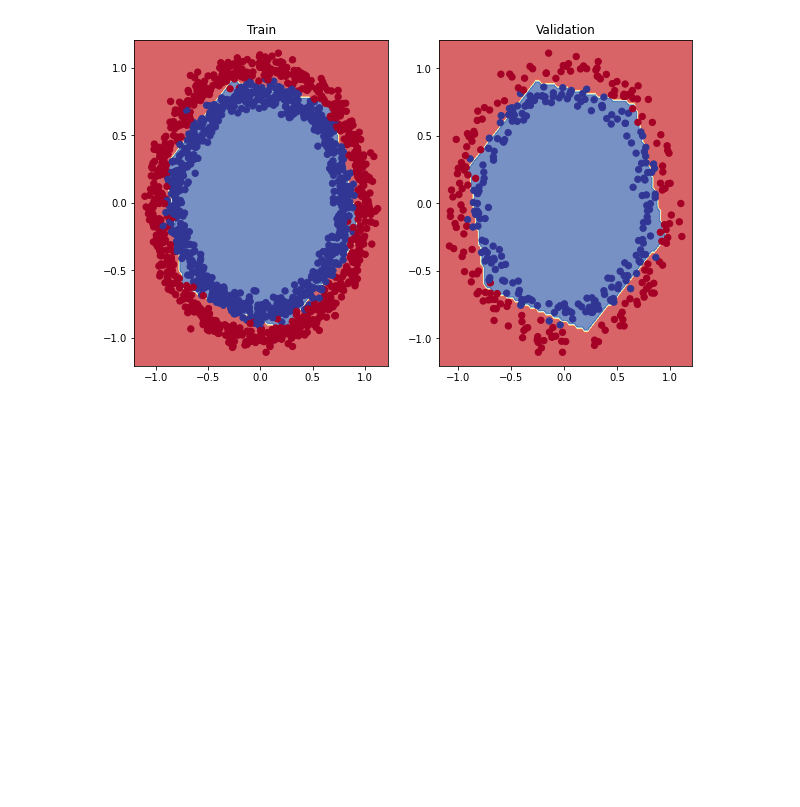
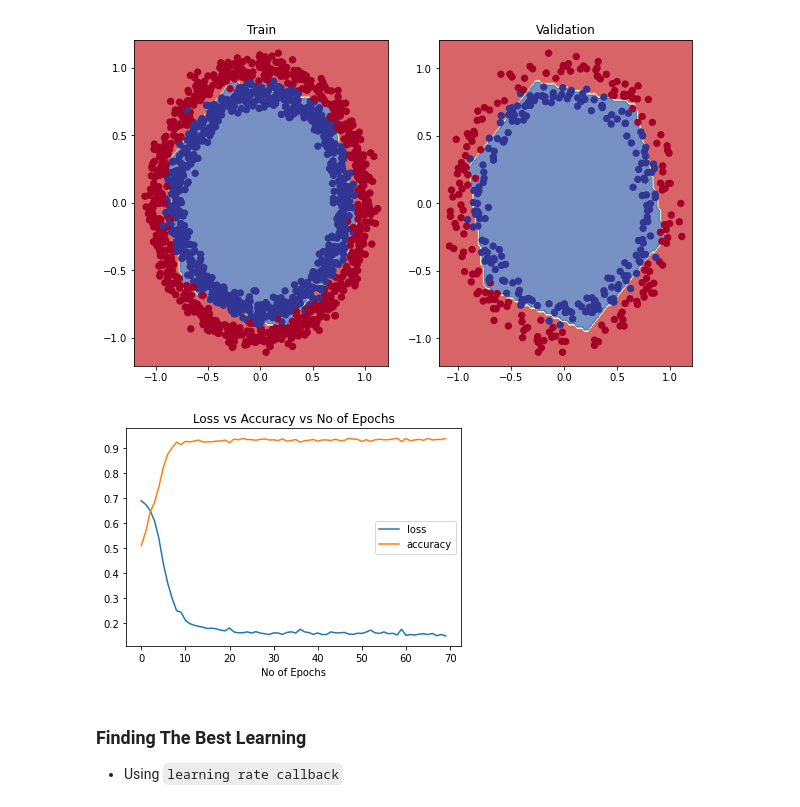
Before and after one commit to chineidu/NLP-Tutorial, a Jupyter notebook: notebook/03_tensorflow/03_classification_with_tf.ipynb, the cells around one changed output. Saved outputs shown, nothing was run; the diff lists cells and outputs as text; code cells hidden in the pictures; blank space fills up the shorter version.

```diff
--- a/notebook/03_tensorflow/03_classification_with_tf.ipynb
+++ b/notebook/03_tensorflow/03_classification_with_tf.ipynb
@@ -487,3 +487,14 @@ doing binary classifcation...
 313/313 [==============================] - 0s 1ms/step
 doing binary classifcation...
 [figure]
+# %%
+pd.DataFrame(history_4.history).plot()
+plt.xlabel("No of Epochs")
+plt.title("Loss vs Accuracy vs No of Epochs")
+plt.show()
+# %% [output]
+[figure, added]
+# %% [markdown]
+### Finding The Best Learning
+
+* Using `learning rate callback`
```
Also changed, not shown: parts of 10 cells of this notebook.
